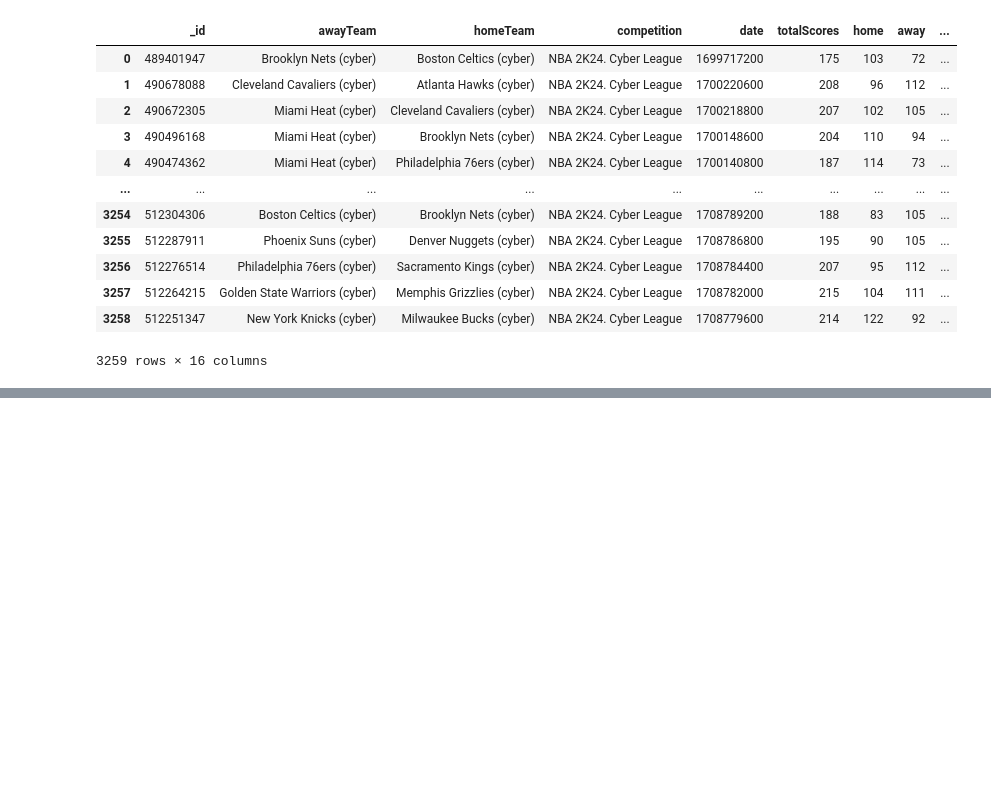
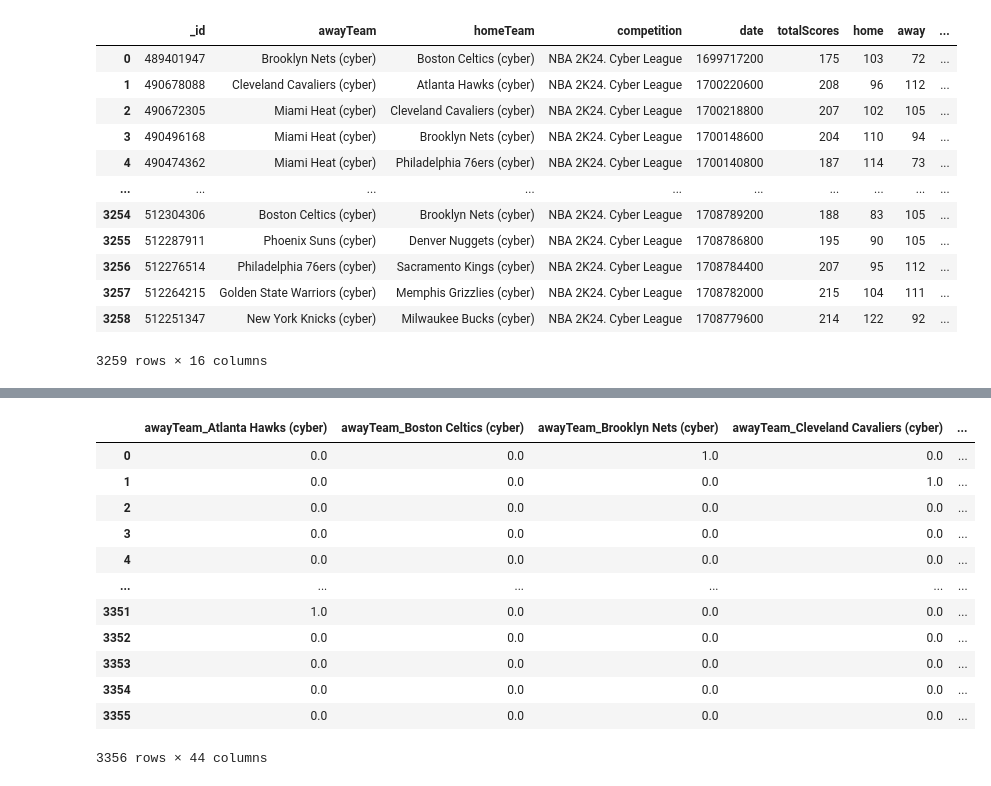
Before and after one commit to dyominov/basket-ml--, a Jupyter notebook: Basketball.ipynb, the cells around one changed output, grey strips where cells are left out. Drawn from its saved outputs; the diff is of its cells as text; code cells hidden in the pictures; blank space fills up the shorter version.

```diff
--- a/Basketball.ipynb
+++ b/Basketball.ipynb
@@ -586,3 +839,19 @@ Saved OneHotEncoder as one_hot_encoder.joblib
+# %%
+X
+# %% [output]
+|  | awayTeam_Atlanta Hawks (cyber) | awayTeam_Boston Celtics (cyber) | awayTeam_Brooklyn Nets (cyber) | awayTeam_Cleveland Cavaliers (cyber) | ... |
+| 0 | 0.0 | 0.0 | 1.0 | 0.0 | ... |
+| 1 | 0.0 | 0.0 | 0.0 | 1.0 | ... |
+| 2 | 0.0 | 0.0 | 0.0 | 0.0 | ... |
+| 3 | 0.0 | 0.0 | 0.0 | 0.0 | ... |
+| 4 | 0.0 | 0.0 | 0.0 | 0.0 | ... |
+| ... | ... | ... | ... | ... | ... |
+| 3351 | 1.0 | 0.0 | 0.0 | 0.0 | ... |
+| 3352 | 0.0 | 0.0 | 0.0 | 0.0 | ... |
+| 3353 | 0.0 | 0.0 | 0.0 | 0.0 | ... |
+| 3354 | 0.0 | 0.0 | 0.0 | 0.0 | ... |
+| 3355 | 0.0 | 0.0 | 0.0 | 0.0 | ... |
+3356 rows × 44 columns
 # %%
 from sklearn.metrics import mean_squared_error, mean_absolute_error
 import numpy as np
```
Also changed, not shown: parts of 8 cells of this notebook, 13 other files.
